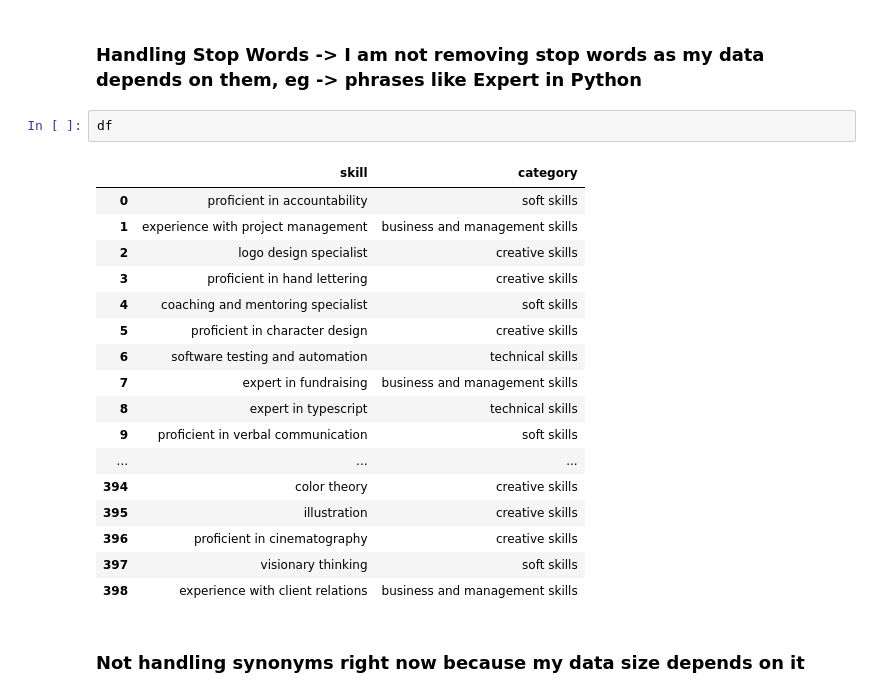
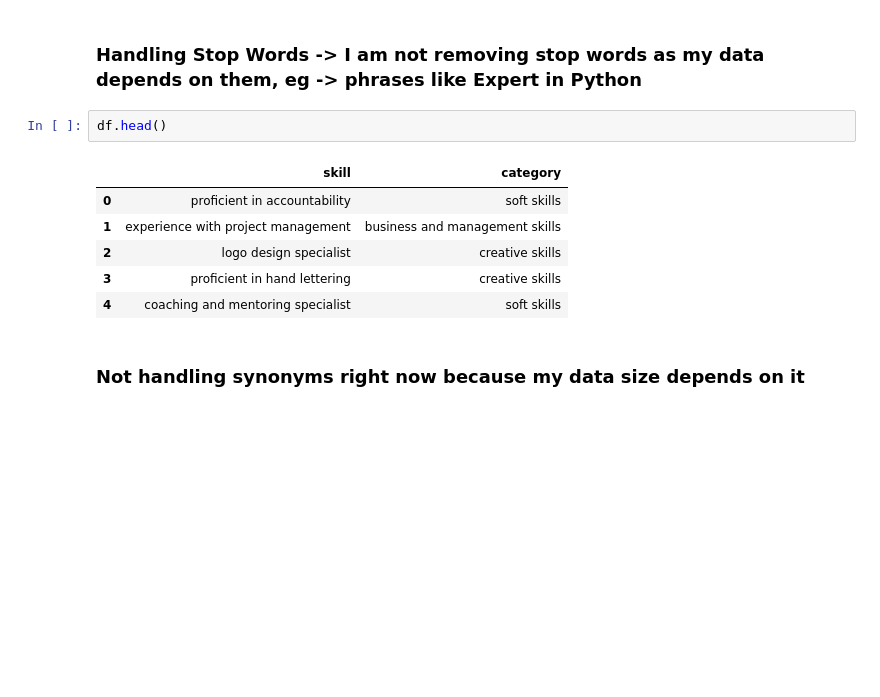
Before and after one commit to ac-26/skill-categorization, a Jupyter notebook: skill_categorization.ipynb, the cells around one changed output. Drawn from its saved outputs; the diff is of its cells as text; blank space fills up the shorter version.

```diff
--- a/skill_categorization.ipynb
+++ b/skill_categorization.ipynb
@@ -224,25 +224,14 @@ df['skill'] = df['skill'].apply(lambda x: re.sub(special_chars_to_remove, '', x)
 # %% [markdown]
 ### Handling **Stop Words** -> I am not removing stop words as my data depends on them, eg -> phrases like Expert **in** Python
 # %%
-df
+df.head()
 # %% [output]
 |  | skill | category |
 | 0 | proficient in accountability | soft skills |
 | 1 | experience with project management | business and management skills |
 | 2 | logo design specialist | creative skills |
 | 3 | proficient in hand lettering | creative skills |
 | 4 | coaching and mentoring specialist | soft skills |
-| 5 | proficient in character design | creative skills |
-| 6 | software testing and automation | technical skills |
-| 7 | expert in fundraising | business and management skills |
-| 8 | expert in typescript | technical skills |
-| 9 | proficient in verbal communication | soft skills |
-| ... | ... | ... |
-| 394 | color theory | creative skills |
-| 395 | illustration | creative skills |
-| 396 | proficient in cinematography | creative skills |
-| 397 | visionary thinking | soft skills |
-| 398 | experience with client relations | business and management skills |
 # %% [markdown]
 ### **Not handling synonyms** right now because my data size depends on it
 # %% [markdown]
```
Also changed, not shown: parts of 3 cells of this notebook.
